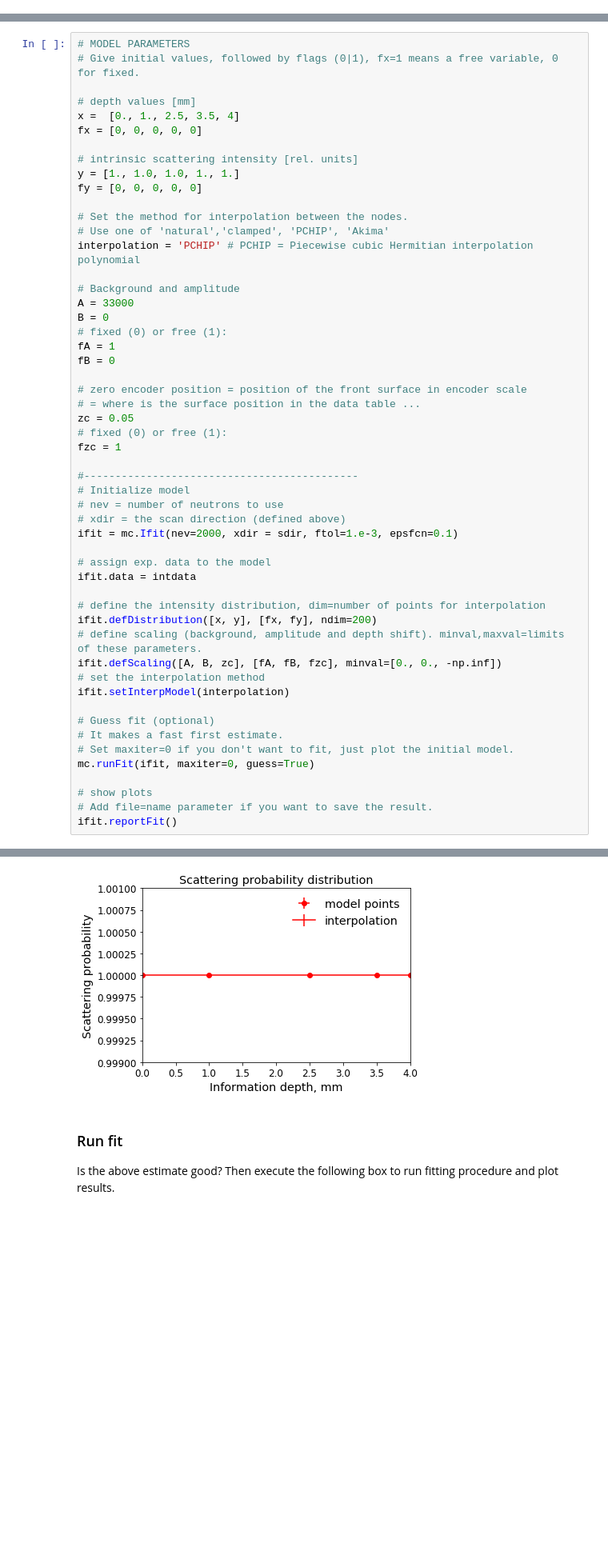
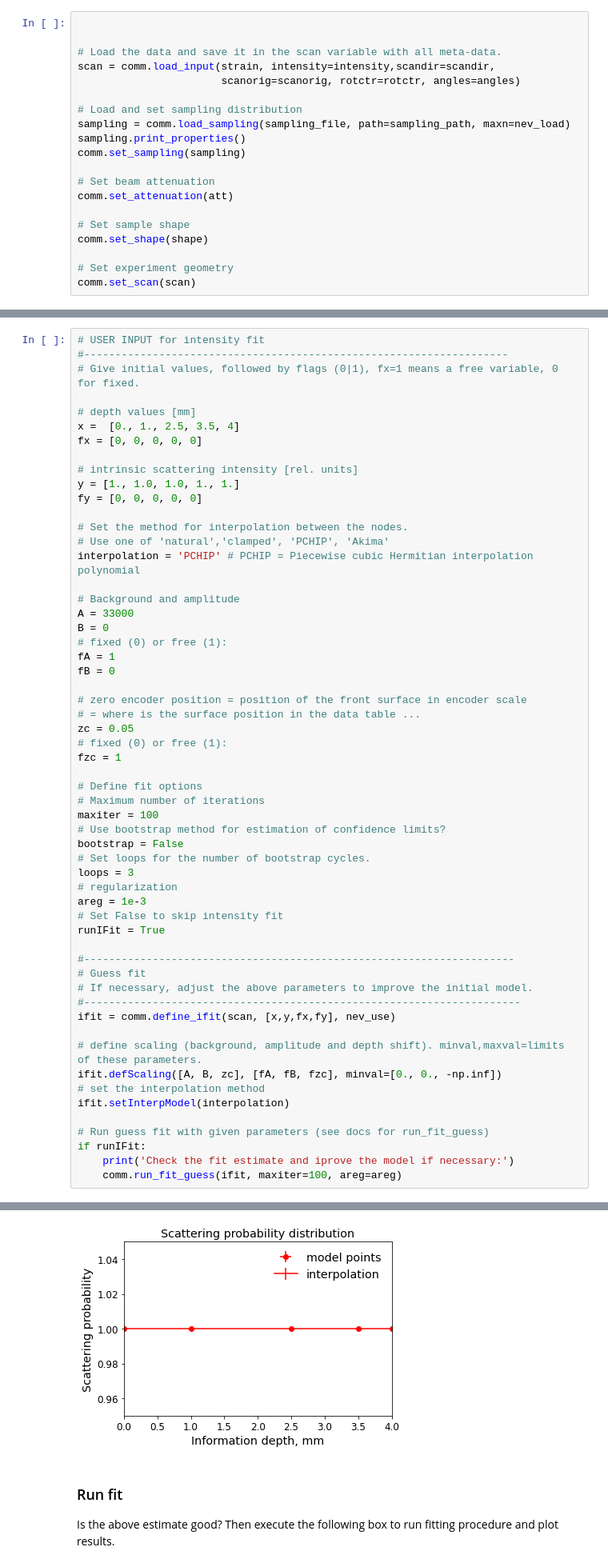
Before and after one commit to NPLtools/stressfit, a Jupyter notebook: stressfit_example1.ipynb, the cells around one changed output, grey strips where cells are left out. Shown at 80% size. Drawn from its saved outputs; the diff is of its cells as text; blank space fills up the shorter version.

```diff
--- a/stressfit_example1.ipynb
+++ b/stressfit_example1.ipynb
@@ -188,0 +175,20 @@ epsdata = np.loadtxt(inpath + epsfile)
+# %%
+
+
+# Load the data and save it in the scan variable with all meta-data.
+scan = comm.load_input(strain, intensity=intensity,scandir=scandir,
+                       scanorig=scanorig, rotctr=rotctr, angles=angles)
+
+# Load and set sampling distribution
+sampling = comm.load_sampling(sampling_file, path=sampling_path, maxn=nev_load)
+sampling.print_properties()
+comm.set_sampling(sampling)
+
+# Set beam attenuation
+comm.set_attenuation(att)
+
+# Set sample shape
+comm.set_shape(shape)
+
+# Set experiment geometry
+comm.set_scan(scan)
@@ -199,5 +226,6 @@ The depth distributions are modelled as a set of points interpolated by splines
 # %%
-# MODEL PARAMETERS
+# USER INPUT for intensity fit
+#--------------------------------------------------------------------
 # Give initial values, followed by flags (0|1), fx=1 means a free variable, 0 for fixed.
 
 # depth values [mm]
@@ -225,28 +253,31 @@ zc = 0.05
 # fixed (0) or free (1):
 fzc = 1
 
-#--------------------------------------------
-# Initialize model
-# nev = number of neutrons to use
-# xdir = the scan direction (defined above)
-ifit = mc.Ifit(nev=2000, xdir = sdir, ftol=1.e-3, epsfcn=0.1)
+# Define fit options
+# Maximum number of iterations
+maxiter = 100
+# Use bootstrap method for estimation of confidence limits?
+bootstrap = False
+# Set loops for the number of bootstrap cycles.
+loops = 3
+# regularization
+areg = 1e-3
+# Set False to skip intensity fit
+runIFit = True
 
-# assign exp. data to the model
-ifit.data = intdata
+#---------------------------------------------------------------------
+# Guess fit
+# If necessary, adjust the above parameters to improve the initial model.
+#----------------------------------------------------------------------
+ifit = comm.define_ifit(scan, [x,y,fx,fy], nev_use)
 
-# define the intensity distribution, dim=number of points for interpolation
-ifit.defDistribution([x, y], [fx, fy], ndim=200)
 # define scaling (background, amplitude and depth shift). minval,maxval=limits of these parameters.
 ifit.defScaling([A, B, zc], [fA, fB, fzc], minval=[0., 0., -np.inf])
 # set the interpolation method
 ifit.setInterpModel(interpolation)
 
-# Guess fit (optional)
-# It makes a fast first estimate.
-# Set maxiter=0 if you don't want to fit, just plot the initial model.
-mc.runFit(ifit, maxiter=0, guess=True)
-
-# show plots
-# Add file=name parameter if you want to save the result.
-ifit.reportFit()
+# Run guess fit with given parameters (see docs for run_fit_guess)
+if runIFit:
+    print('Check the fit estimate and iprove the model if necessary:')
+    comm.run_fit_guess(ifit, maxiter=100, areg=areg)
 # %% [output]
@@ -255,4 +286,4 @@ runFit finished
-[figure, old version]
+[figure, new version]
 # %% [markdown]
 ### Run fit
 Is the above estimate good? Then execute the following box to run fitting procedure and plot results.
```
Also changed, not shown: parts of 38 cells of this notebook, 5 other files.
